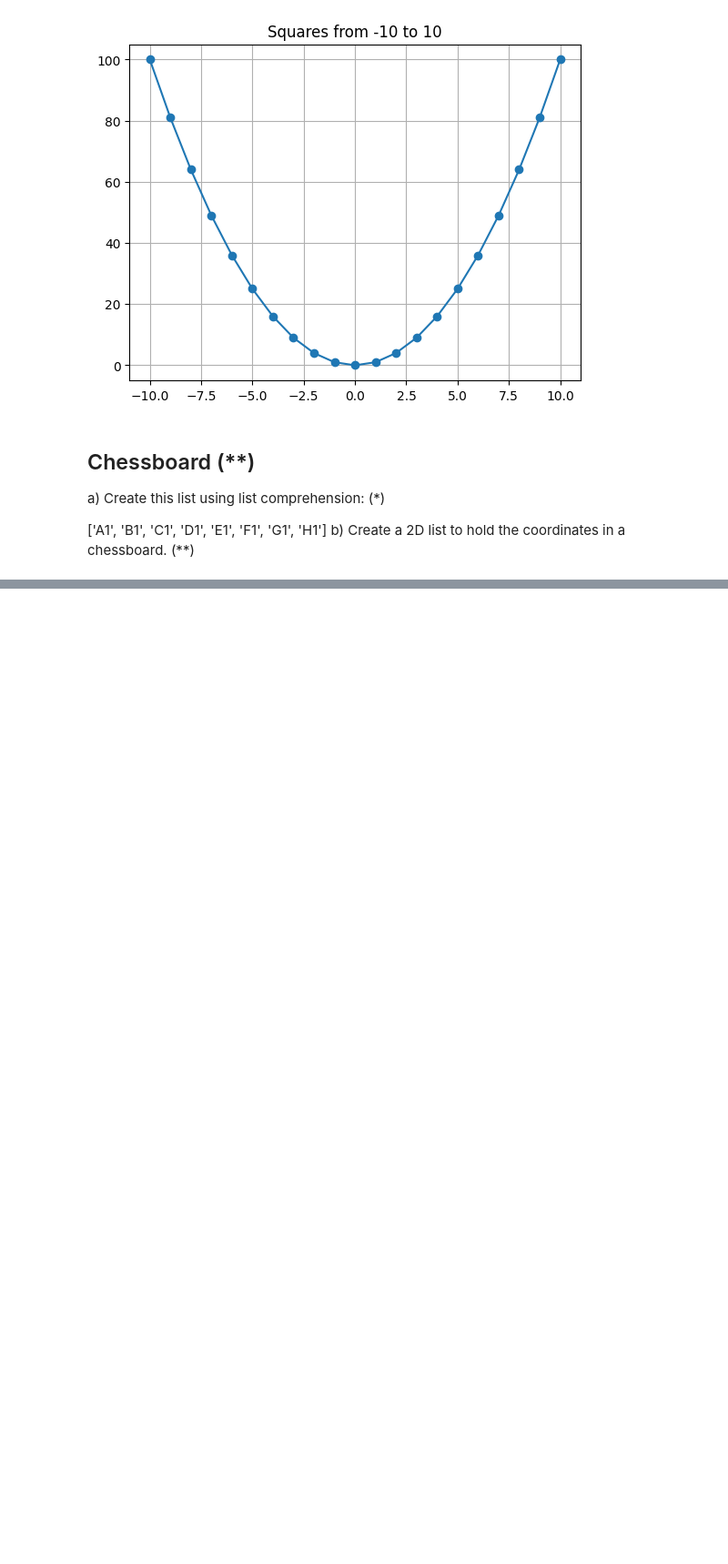
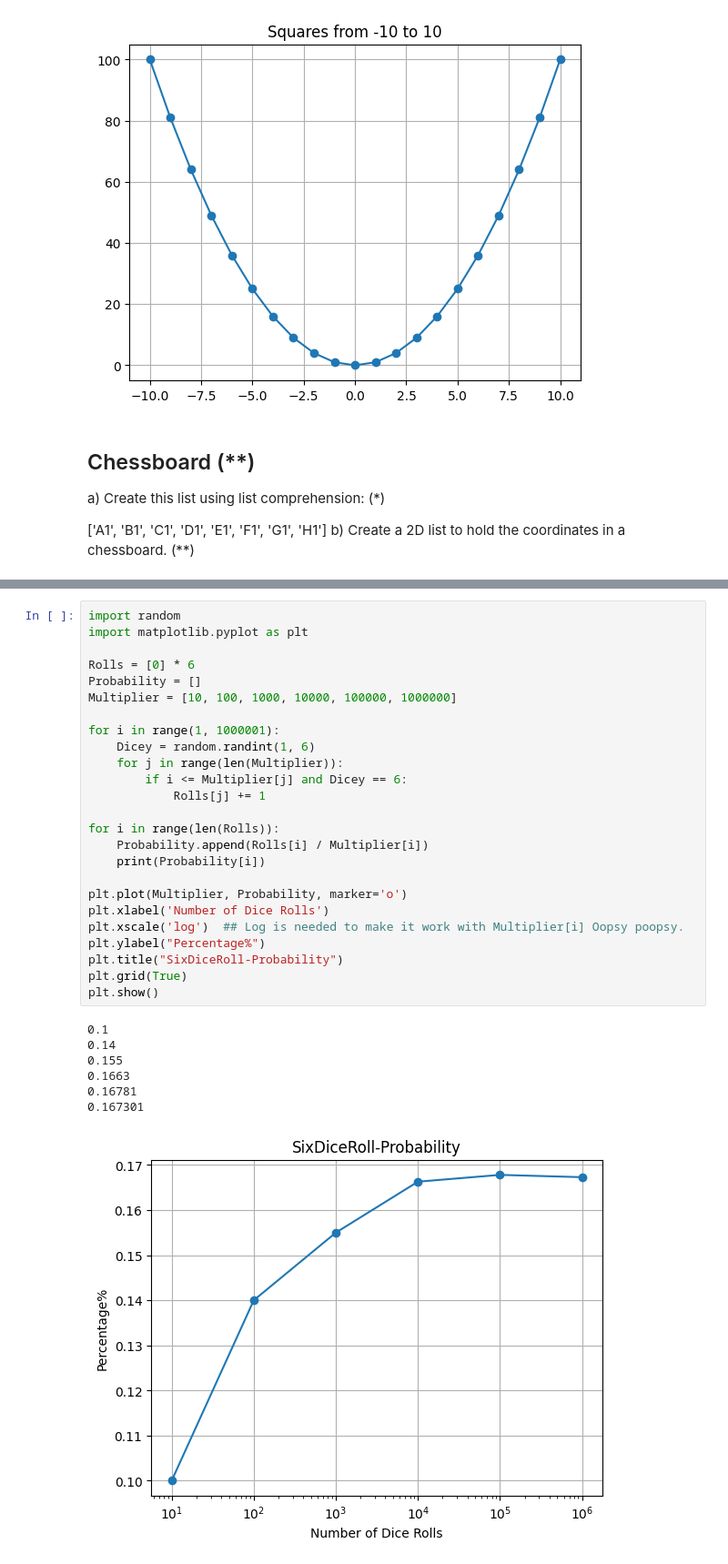
Before and after one commit to Lyceriuss/Python-Henrik-Pedersen-OPA2023, a Jupyter notebook: Exercise/Python/0.04_list.ipynb, the cells around one changed output, grey strips where cells are left out. Shown at 91% size. Cells and saved outputs as stored; diff of their text form; blank space fills up the shorter version.

```diff
--- a/Exercise/Python/0.04_list.ipynb
+++ b/Exercise/Python/0.04_list.ipynb
@@ -84,0 +100,33 @@ print(chessboard)
+# %%
+import random
+import matplotlib.pyplot as plt
+
+Rolls = [0] * 6
+Probability = []
+Multiplier = [10, 100, 1000, 10000, 100000, 1000000]
+
+for i in range(1, 1000001):
+    Dicey = random.randint(1, 6)
+    for j in range(len(Multiplier)):
+        if i <= Multiplier[j] and Dicey == 6:
+            Rolls[j] += 1
+
+for i in range(len(Rolls)):
+    Probability.append(Rolls[i] / Multiplier[i])
+    print(Probability[i])
+
+plt.plot(Multiplier, Probability, marker='o')
+plt.xlabel('Number of Dice Rolls')
+plt.xscale('log')  ## Log is needed to make it work with Multiplier[i] Oopsy poopsy.
+plt.ylabel("Percentage%")
+plt.title("SixDiceRoll-Probability")
+plt.grid(True)
+plt.show()
+# %% [output]
+0.1
+0.14
+0.155
+0.1663
+0.16781
+0.167301
+[figure, added]
```
Also changed, not shown: parts of 4 cells of this notebook.
